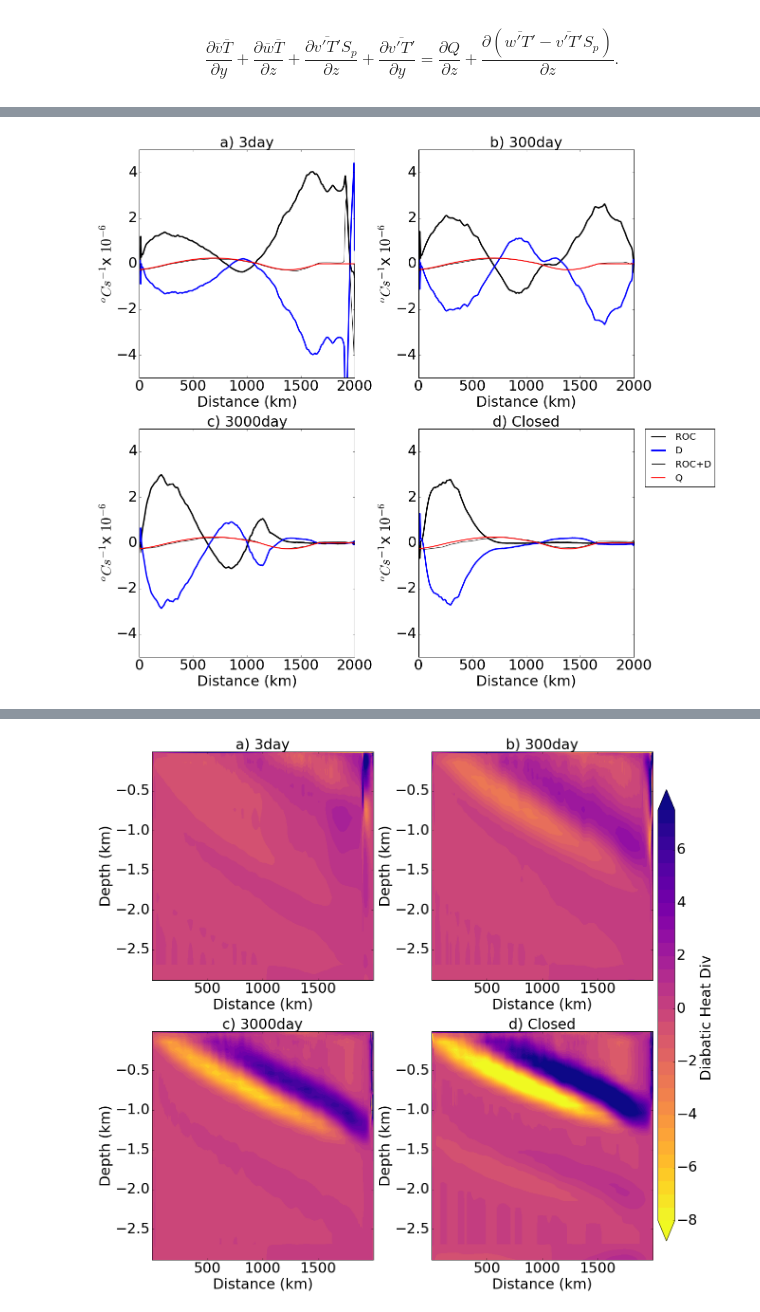
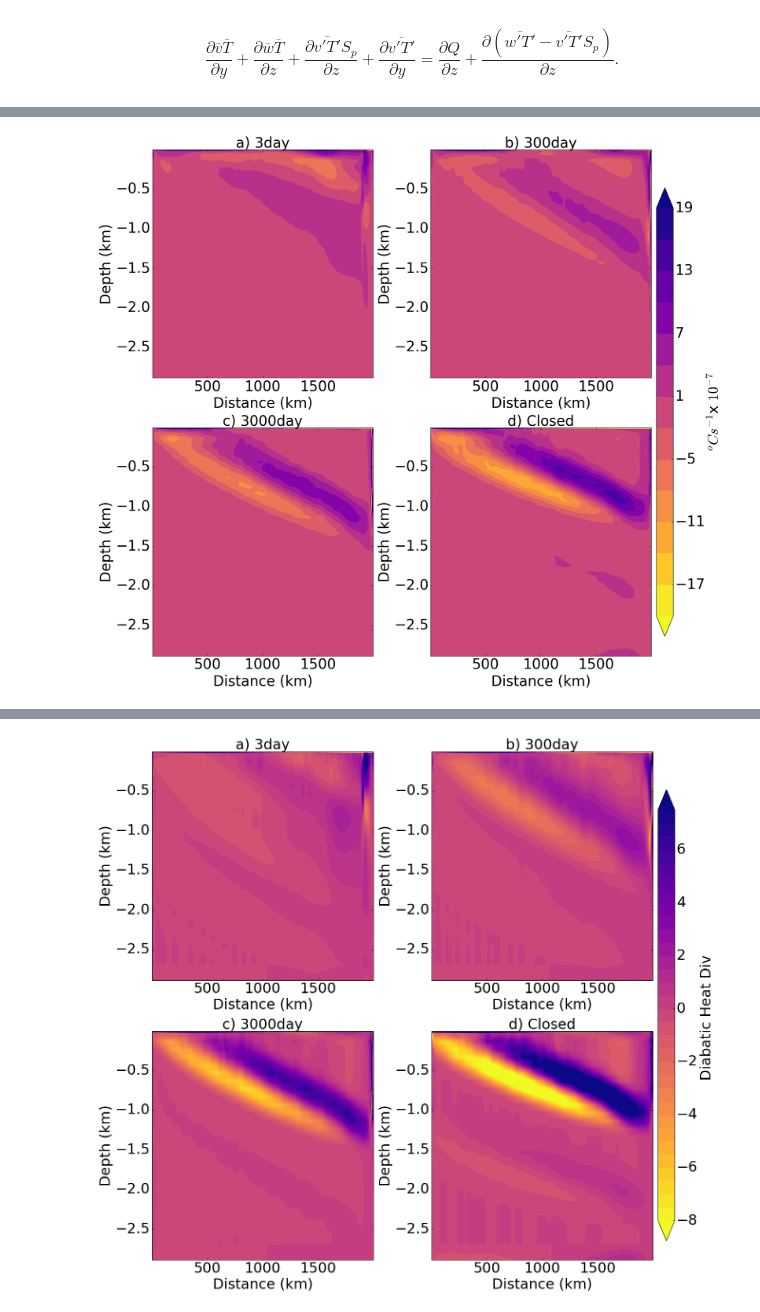
Before and after one commit to hlburns/Current_notebooks, a Jupyter notebook: Nchannel_Flat/Bouyancy_budgets/Heat_budget.ipynb, the cells around one changed output, grey strips where cells are left out. Saved outputs shown, nothing was run; the diff lists cells and outputs as text; code cells hidden in the pictures.

```diff
--- a/Nchannel_Flat/Bouyancy_budgets/Heat_budget.ipynb
+++ b/Nchannel_Flat/Bouyancy_budgets/Heat_budget.ipynb
@@ -359,46 +819,46 @@ for i in range(len(Runs)):
     Ty = (Tv[:,0:-1,:] - Tv[:,1::,:])*CellVol
     Tz = (Tw[1::,:,:] - Tw[0:-1,:,:])*CellVol
     Sp = zeros((c.Nz,c.Ny,c.Nx))
     Sp = -Ty/Tz
     Sp[abs(Sp)<10**-5]=10**-5
     Sp[isinf(Sp)]=10**-5
     Sp[isnan(Sp)]=10**-5
 
 
-    g = layers_calc_numba.LayersComputer(c)
+    #g = layers_calc_numba.LayersComputer(c)
     # ROC
     psiz = c.get_psi_iso_z()
     dPz = c.ddz_cgrid_centered(psiz*Ty.mean(axis=2)/5000)
     dPy = c.ddy_cgrid_centered(psiz*Tz.mean(axis=2)/5000)
-    ROC = np.sum((dPz+dPy),axis=0)/np.sum(CellVol.mean(axis=2))
+    ROC = np.cumsum((dPz+dPy),axis=0)/np.sum(CellVol.mean(axis=2))
 
     # Diabatic eddis from new def
-    #25 = 5000/200
+    #Dz = ((WT[1::,:,:]-WT[0:-1,:,:])*CellVol).sum(axis=2) - c.ddz_cgrid_centered(psiz*Ty.mean(axis=2)/5000)
+    #Dy = ((VT[:,1::,:]-VT[:,0:-1,:])*CellVol).sum(axis=2) - c.ddy_cgrid_centered(psiz*Tz.mean(axis=2)/5000)
     dx = 5000
     nx = 200
     Dz = dx*((WT[1::,:,:]-WT[0:-1,:,:])*CellVol).mean(axis=2)/nx - c.ddz_cgrid_centered(psiz*Ty.mean(axis=2)/dx)
     Dy = dx*((VT[:,1::,:]-VT[:,0:-1,:])*CellVol).mean(axis=2)/nx - c.ddy_cgrid_centered(psiz*Tz.mean(axis=2)/dx)
 
-    D = -np.sum((Dz+Dy)/np.sum(CellVol.mean(axis=2)),axis=0)
+    D = (Dz+Dy)/np.sum(CellVol.mean(axis=2))
 
-    #D = -5000*np.sum((Dy+Dz)/np.sum(CellVol.mean(axis=2)),axis=0)
-
-    Psipred = -(Q)/(1000*3985)
     ax = fig.add_subplot(2, 2, i+1)
 
-    p = plt.plot(c.yc/1000,-ROC*10**6,'k',linewidth=3)
-    p = plt.plot(c.yc/1000,(D)*10**6,'b',linewidth=3)
-    p = plt.plot(c.yc/1000,(-D+ROC+Surcor)*10**6,'k',linewidth=1)
-    p = plt.plot(c.yc/1000,(-Psipred/c.dzf[0])*10**6,'r',linewidth=2)
-    plt.ylim(-5,5)
+    p = ax.contourf(c.yc/1000, c.zc/1000,
+                D*10**7, np.arange(-1,1,0.15)*20, cmap=plt.cm.plasma_r, extend='both')
+
+
     ax.set_title(str(Figletter[Runs[i]])+str(tau[Runs[i]])+'day', fontsize=30)
     if str(tau[Runs[i]]) == 'Closed':
         ax.set_title(str(Figletter[Runs[i]])+str(tau[Runs[i]]), fontsize=30)
     ax.set_xlabel('Distance (km)', fontsize=30)
-    ax.set_ylabel(r'$^oCs^{-1}$x $10^{-6}$', fontsize=30)
+    ax.set_ylabel('Depth (km)', fontsize=30)
     ax.tick_params(axis='both', which='major', labelsize=30)
-lgd = plt.legend([r'ROC','D','ROC+D','Q',
-                  'Q'],bbox_to_anchor=(1.05, 1), loc=2, borderaxespad=0.,fontsize=20)
 plt.tight_layout()
+cax = fig.add_axes([1, 0.1, 0.03, 0.8])
+cbar = fig.colorbar(p, cax=cax)
+
+cbar.ax.set_ylabel(r'$^oCs^{-1}$x $10^{-7}$', fontsize=30, )
+cbar.ax.tick_params(labelsize=30)
 # %% [output]
-[figure, old version]
+[figure, new version]
```
Also changed, not shown: parts of 24 cells of this notebook, 19 other files.
